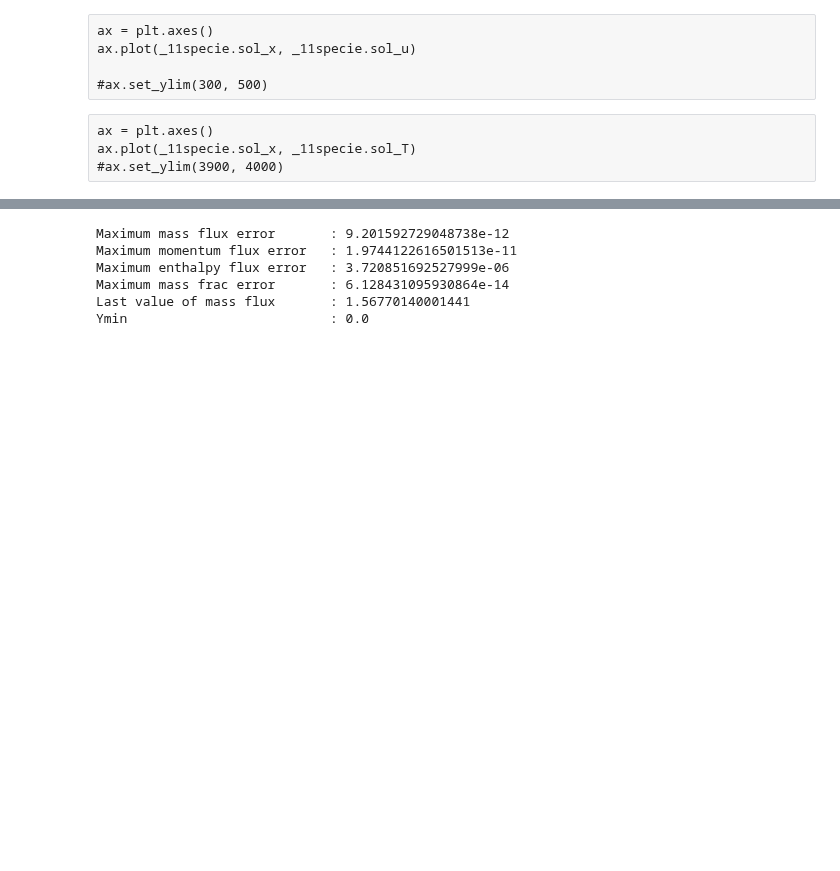
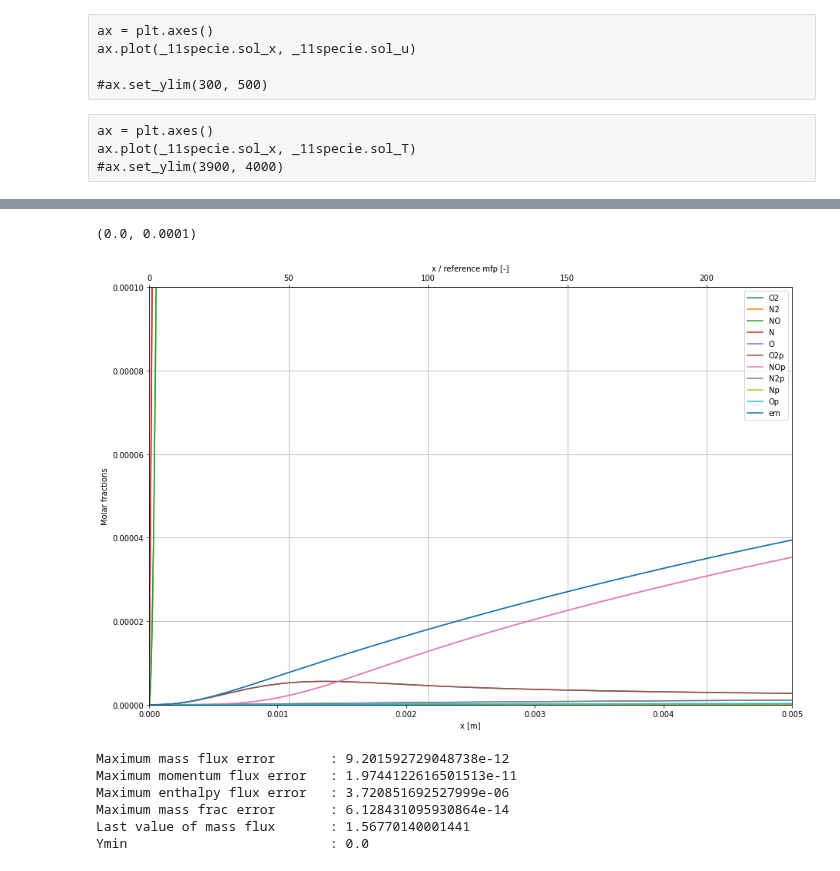
Before and after one commit to 20edo/Reactive_shock_air, a Jupyter notebook: Reactive_Air_shock.ipynb, the cells around one changed output, grey strips where cells are left out. Drawn from its saved outputs; the diff is of its cells as text; code cells hidden in the pictures; blank space fills up the shorter version.

```diff
--- a/Reactive_Air_shock.ipynb
+++ b/Reactive_Air_shock.ipynb
@@ -1866,3 +1869,10 @@ fig.tight_layout()
+# %%
+ax = plt.axes()
+_11specie.plot_X(ax,xmax = 5e-3)
+ax.set_ylim([0, 1e-4])
+# %% [output]
+(0.0, 0.0001)
+[figure, added]
 # %%
 _11specie.validate()
 # %% [output]
```
Also changed, not shown: parts of 6 cells of this notebook.
